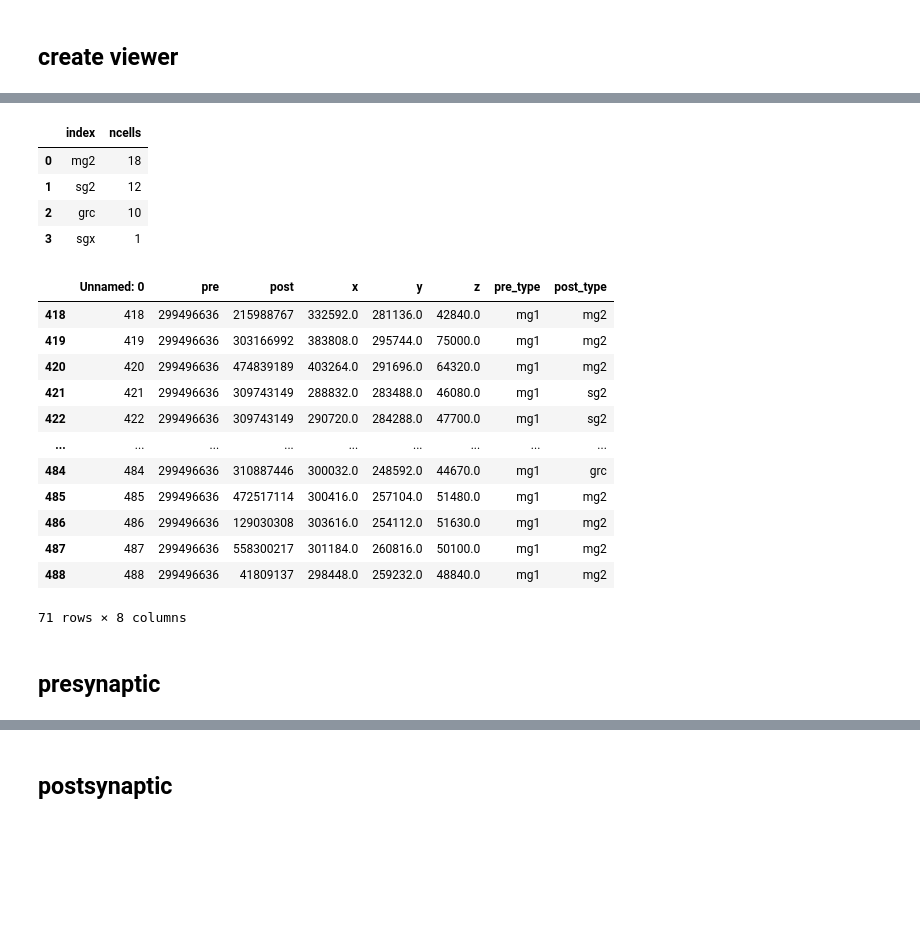
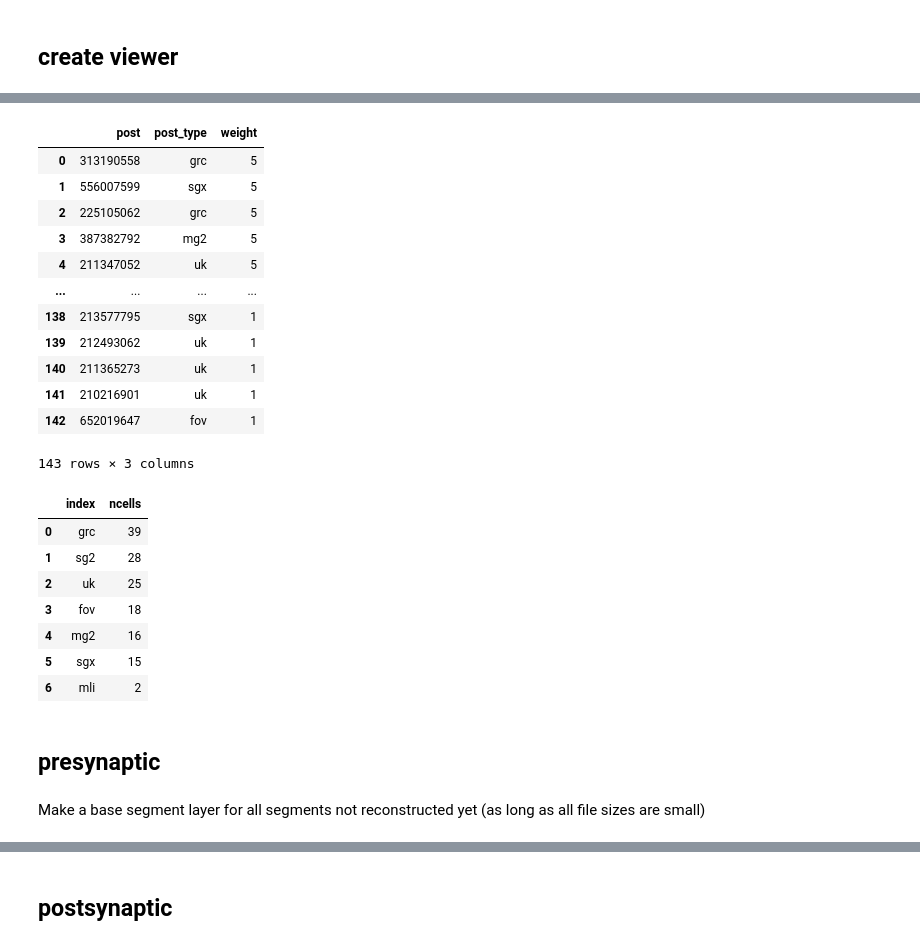
Before and after one commit to neurologic/eCREST, a Jupyter notebook: Network-Visualization.ipynb, the cells around one changed output, grey strips where cells are left out. Drawn from its saved outputs; the diff is of its cells as text; code cells hidden in the pictures; blank space fills up the shorter version.

```diff
--- a/Network-Visualization.ipynb
+++ b/Network-Visualization.ipynb
@@ -283,27 +280,30 @@ df_syn_pre[df_syn_pre['pre']==focal_cell_id][['pre','post','pre_type','post_type
 # %%
-df_syn_pre[df_syn_pre['pre']==focal_cell_id][['post','post_type']].value_counts().reset_index(name='weight')['post_type'].value_counts().reset_index(name='ncells')
+display(df_syn_pre[df_syn_pre['pre']==focal_cell_id][['post','post_type']].value_counts().reset_index(name='weight'))
+
+display(df_syn_pre[df_syn_pre['pre']==focal_cell_id][['post','post_type']].value_counts().reset_index(
+    name='weight')['post_type'].value_counts().reset_index(name='ncells'))
 # %% [output]
-|  | index | ncells |
-| 0 | mg2 | 18 |
-| 1 | sg2 | 12 |
-| 2 | grc | 10 |
-| 3 | sgx | 1 |
+|  | post | post_type | weight |
+| 0 | 313190558 | grc | 5 |
+| 1 | 556007599 | sgx | 5 |
+| 2 | 225105062 | grc | 5 |
+| 3 | 387382792 | mg2 | 5 |
+| 4 | 211347052 | uk | 5 |
+| ... | ... | ... | ... |
+| 138 | 213577795 | sgx | 1 |
+| 139 | 212493062 | uk | 1 |
+| 140 | 211365273 | uk | 1 |
+| 141 | 210216901 | uk | 1 |
+| 142 | 652019647 | fov | 1 |
+143 rows × 3 columns
+|  | index | ncells |
+| 0 | grc | 39 |
+| 1 | sg2 | 28 |
+| 2 | uk | 25 |
+| 3 | fov | 18 |
+| 4 | mg2 | 16 |
+| 5 | sgx | 15 |
+| 6 | mli | 2 |
-# %%
-df_syn_pre[df_syn_pre['pre']==focal_cell_id]
-# %% [output]
-|  | Unnamed: 0 | pre | post | x | y | z | pre_type | post_type |
-| 418 | 418 | 299496636 | 215988767 | 332592.0 | 281136.0 | 42840.0 | mg1 | mg2 |
-| 419 | 419 | 299496636 | 303166992 | 383808.0 | 295744.0 | 75000.0 | mg1 | mg2 |
-| 420 | 420 | 299496636 | 474839189 | 403264.0 | 291696.0 | 64320.0 | mg1 | mg2 |
-| 421 | 421 | 299496636 | 309743149 | 288832.0 | 283488.0 | 46080.0 | mg1 | sg2 |
-| 422 | 422 | 299496636 | 309743149 | 290720.0 | 284288.0 | 47700.0 | mg1 | sg2 |
-| ... | ... | ... | ... | ... | ... | ... | ... | ... |
-| 484 | 484 | 299496636 | 310887446 | 300032.0 | 248592.0 | 44670.0 | mg1 | grc |
-| 485 | 485 | 299496636 | 472517114 | 300416.0 | 257104.0 | 51480.0 | mg1 | mg2 |
-| 486 | 486 | 299496636 | 129030308 | 303616.0 | 254112.0 | 51630.0 | mg1 | mg2 |
-| 487 | 487 | 299496636 | 558300217 | 301184.0 | 260816.0 | 50100.0 | mg1 | mg2 |
-| 488 | 488 | 299496636 | 41809137 | 298448.0 | 259232.0 | 48840.0 | mg1 | mg2 |
-71 rows × 8 columns
 # %% [markdown]
 ## presynaptic
 # %%
@@ -336,3 +335,5 @@ with viewer.txn(overwrite=True) as s:
 
             pa = neuroglancer.PointAnnotation(id=point_id, point = point_array)
             s.layers[lname].annotations.append(pa)
+# %% [markdown]
+Make a base segment layer for all segments not reconstructed yet (as long as all file sizes are small)
```
Also changed, not shown: parts of 56 cells of this notebook, 2 other files.
